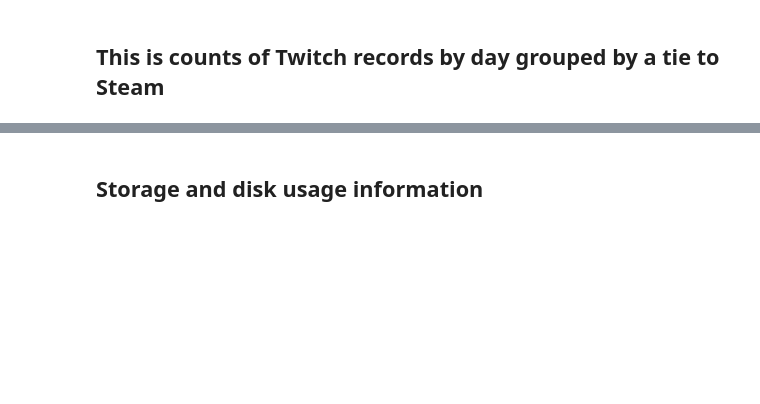
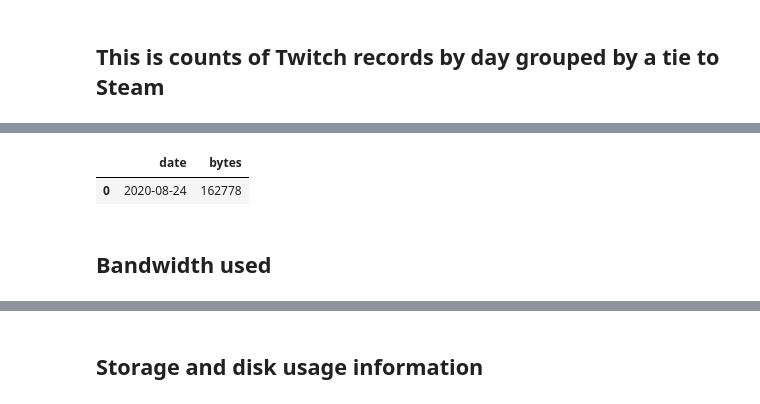
Before and after one commit to carlsonp/steam-analysis, a Jupyter notebook: notebooks/Storage_and_Status.ipynb, the cells around one changed output, grey strips where cells are left out. Saved outputs shown, nothing was run; the diff lists cells and outputs as text; code cells hidden in the pictures; blank space fills up the shorter version.

Commit message:
add bandwidth capture to Mongo for historical tracking

```diff
--- a/notebooks/Storage_and_Status.ipynb
+++ b/notebooks/Storage_and_Status.ipynb
@@ -435,3 +449,19 @@ fig = Figure(data=data, layout=layout)
 iplot(fig)
 # %% [output]
 [interactive output not drawn]
+# %%
+grouped_df = db['bandwidth'].aggregate([
+{"$match": {}},
+{"$group":  {"_id": {"$dateToString": {"format": "%Y-%m-%d", "date": "$date"}},
+             "bytes" : { "$sum" : "$bytes"} } },
+{"$sort": {"_id": 1}}
+])
+
+grouped_df = pd.DataFrame(list(grouped_df))
+grouped_df.rename(columns={grouped_df.columns[0] : 'date'}, inplace=True)
+grouped_df
+# %% [output]
+|  | date | bytes |
+| 0 | 2020-08-24 | 162778 |
+# %% [markdown]
+## Bandwidth used
```
Also changed, not shown: parts of 10 cells of this notebook, 10 other files.
